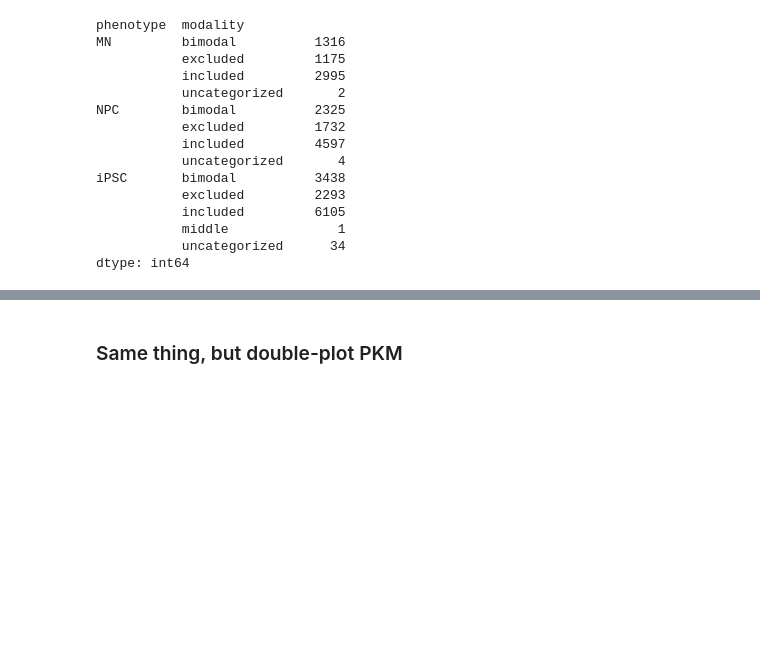
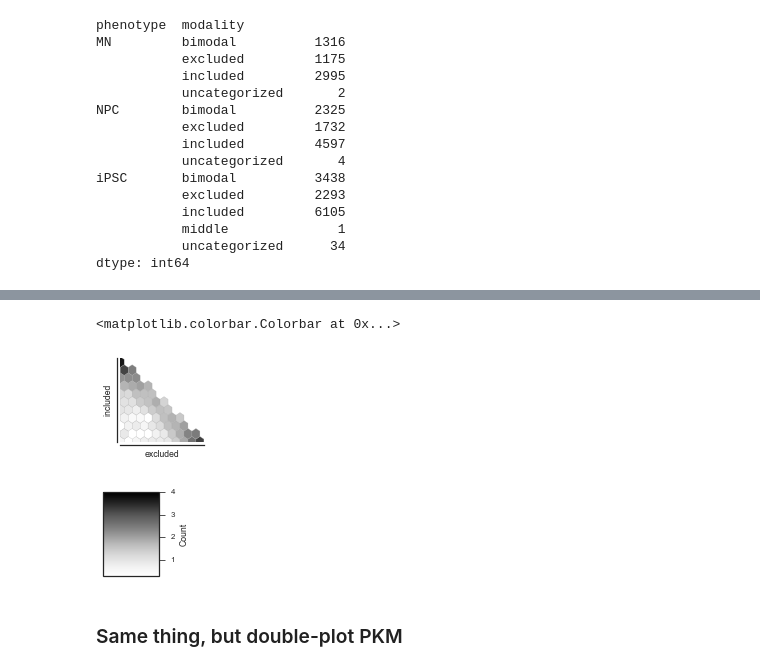
Before and after one commit to YeoLab/singlecell_pnm, a Jupyter notebook: 5._Figure_5/5.02_Figure_5C-E_Waypointplots.ipynb, the cells around one changed output, grey strips where cells are left out. Saved outputs shown, nothing was run; the diff lists cells and outputs as text; code cells hidden in the pictures; blank space fills up the shorter version.

```diff
--- a/5._Figure_5/5.02_Figure_5C-E_Waypointplots.ipynb
+++ b/5._Figure_5/5.02_Figure_5C-E_Waypointplots.ipynb
@@ -171 +179,3 @@ for phenotype, df in waypoints.groupby(level=0, axis=0):
 [figure]
+# %%
+kind = 'hexbin'
@@ -172,3 +184,24 @@ for phenotype, df in waypoints.groupby(level=0, axis=0):
+# %%
+fig, ax = plt.subplots(figsize=(1.5, 1.5))
+kwargs = dict(rasterized=True, alpha=0.2, marker=marker) if kind == 'scatter' else dict(gridsize=10, vmax=4)
+bonvoyage.waypointplot(df, ax=ax, kind=kind, **kwargs)
+
+
+fig_colorbar, ax_colorbar = plt.subplots(figsize=(1, 1.5))
+plt.colorbar(ax.collections[0], cax=ax_colorbar,
+                         orientation='vertical',  label='Count',
+                         ticks=[-1, 0, 1, 2, 3, 4])
+
+
+# # Double-plot PKM
+# x, y = df.loc[pkm_event]
+# color = study.phenotype_to_color[phenotype]
+# ax.plot(x, y, marker, markerfacecolor=None, markeredgecolor='k', markeredgewidth=1, color=color)
+# ax.set(title='')
+# %% [output]
+<matplotlib.colorbar.Colorbar at 0x...>
+[figure, added]
+[figure, added]
 # %% [markdown]
 ### Same thing, but double-plot PKM
 # %%
```
Also changed, not shown: parts of 6 cells of this notebook, 13 other files.
